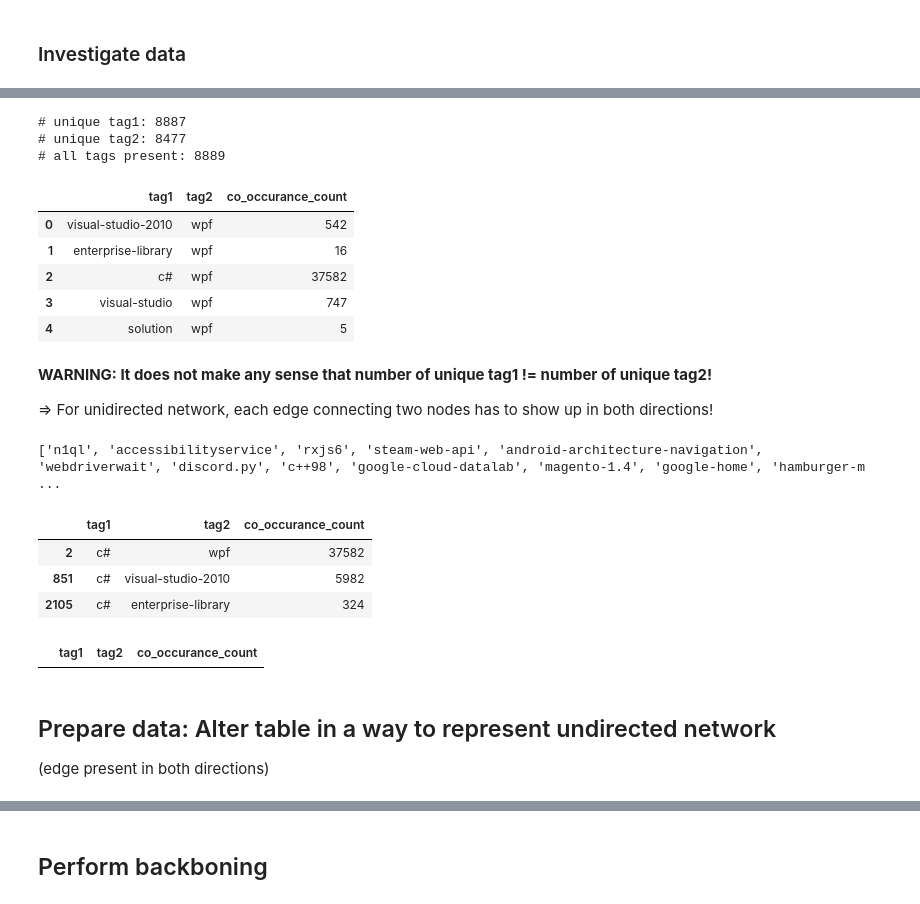
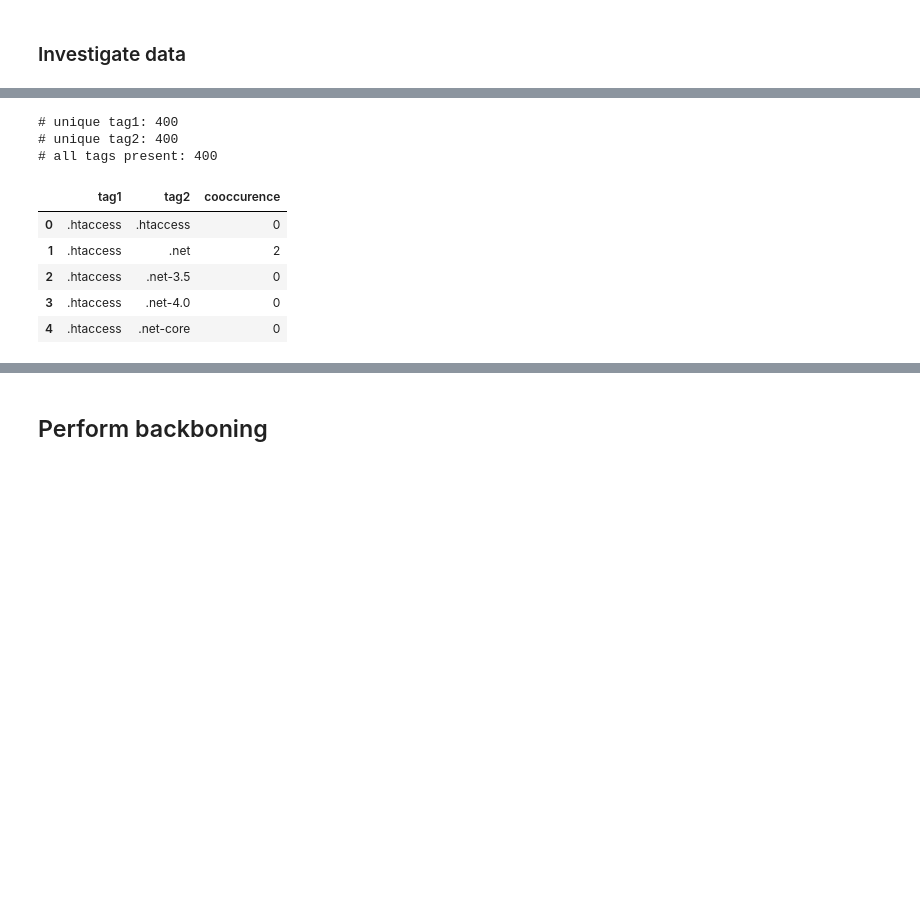
Before and after one commit to QuantomOle/The-Technology-Space-and-Digital-Development, a Jupyter notebook: code_alexandra/Network_stackoverflow-from_raw_data.ipynb, the cells around one changed output, grey strips where cells are left out. Cells and saved outputs as stored; diff of their text form; code cells hidden in the pictures; blank space fills up the shorter version.

```diff
--- a/code_alexandra/Network_stackoverflow-from_raw_data.ipynb
+++ b/code_alexandra/Network_stackoverflow-from_raw_data.ipynb
@@ -23,0 +82,5 @@ for num, frame in enumerate(frames):
+# %%
+coocc = pd.DataFrame.sparse.from_spmatrix(coocc, index=colnames, columns=colnames)
+coocc = coocc.sparse.to_dense()
+np.fill_diagonal(coocc.values, 0)
+coocc.head()
@@ -24,5 +95,2 @@ for num, frame in enumerate(frames):
 # %%
-tag_df_asint = df.astype(int)
-coocc = tag_df_asint.T.dot(tag_df_asint)
-np.fill_diagonal(coocc.values, 0)
-coocc.head()
+#tag_df_asint = df.astype(int)
@@ -38,6 +110,6 @@ for tag1, tag_dic in coocc_dic.items():
     tag1_ls.append(tag1)
     frames.append(pd.DataFrame.from_dict(tag_dic, orient='index'))
 
-coocc_table = pd.concat(frames, keys=tag1_ls)
-coocc_table = coocc_table.reset_index().rename(columns = {"level_0" : "tag1", "level_1" : "tag2", 0: "cooccurence"})
+network_df = pd.concat(frames, keys=tag1_ls)
+network_df = network_df.reset_index().rename(columns = {"level_0" : "tag1", "level_1" : "tag2", 0: "cooccurence"})
 # %%
@@ -64,0 +136,3 @@ coocc_table[(coocc_table["tag2"] == "c#") & (coocc_table["tag1"] == "visual-stud
+# %%
+network_df = network_df.rename(columns = {"tag1" : "src", "tag2" : "trg", "cooccurence": "cooccurence"})
+network_df.head()
@@ -65,45 +148,20 @@ coocc_table[(coocc_table["tag2"] == "c#") & (coocc_table["tag1"] == "visual-stud
 # %%
 #Select only the colums we need
-df = coocc_table[["tag1", "tag2", "co_occurance_count"]].copy()
-unique_tag1 = len(df["tag1"].unique())
-unique_tag2 = len(df["tag2"].unique())
-all_tags = set(list(df["tag1"].unique()) + list(df["tag2"].unique()))
+df_ = network_df[["tag1", "tag2", "cooccurence"]].copy()
+unique_tag1 = len(df_["tag1"].unique())
+unique_tag2 = len(df_["tag2"].unique())
+all_tags = set(list(df_["tag1"].unique()) + list(df_["tag2"].unique()))
 print(f"# unique tag1: {unique_tag1}")
 print(f"# unique tag2: {unique_tag2}")
 print(f"# all tags present: {len(all_tags)}")
-df.head()
+df_.head()
 # %% [output]
-# unique tag1: 8887
-# unique tag2: 8477
-# all tags present: 8889
+# unique tag1: 400
+# unique tag2: 400
+# all tags present: 400
-|  | tag1 | tag2 | co_occurance_count |
-| 0 | visual-studio-2010 | wpf | 542 |
-| 1 | enterprise-library | wpf | 16 |
-| 2 | c# | wpf | 37582 |
-| 3 | visual-studio | wpf | 747 |
-| 4 | solution | wpf | 5 |
+|  | tag1 | tag2 | cooccurence |
+| 0 | .htaccess | .htaccess | 0 |
+| 1 | .htaccess | .net | 2 |
+| 2 | .htaccess | .net-3.5 | 0 |
+| 3 | .htaccess | .net-4.0 | 0 |
+| 4 | .htaccess | .net-core | 0 |
-# %% [markdown]
-**WARNING: It does not make any sense that number of unique tag1 != number of unique tag2!**
-
-=> For unidirected network, each edge connecting two nodes has to show up in both directions!
-# %%
-# investigate which tags occur only once
-difference_in_tags = list(set(df["tag1"].unique()) - set(df["tag2"].unique()))
-print(difference_in_tags)
-# %% [output]
-['n1ql', 'accessibilityservice', 'rxjs6', 'steam-web-api', 'android-architecture-navigation', 'webdriverwait', 'discord.py', 'c++98', 'google-cloud-datalab', 'magento-1.4', 'google-home', 'hamburger-m ...
-# %%
-df[(df["tag1"] == "c#")].head()
-# %% [output]
-|  | tag1 | tag2 | co_occurance_count |
-| 2 | c# | wpf | 37582 |
-| 851 | c# | visual-studio-2010 | 5982 |
-| 2105 | c# | enterprise-library | 324 |
-# %%
-df[(df["tag2"] == "c#") & (df["tag1"] == "wpf")]
-# %% [output]
-|  | tag1 | tag2 | co_occurance_count |
-# %% [markdown]
-## Prepare data: Alter table in a way to represent undirected network
-
-(edge present in both directions)
```
Also changed, not shown: parts of 54 cells of this notebook, 4 other files.
